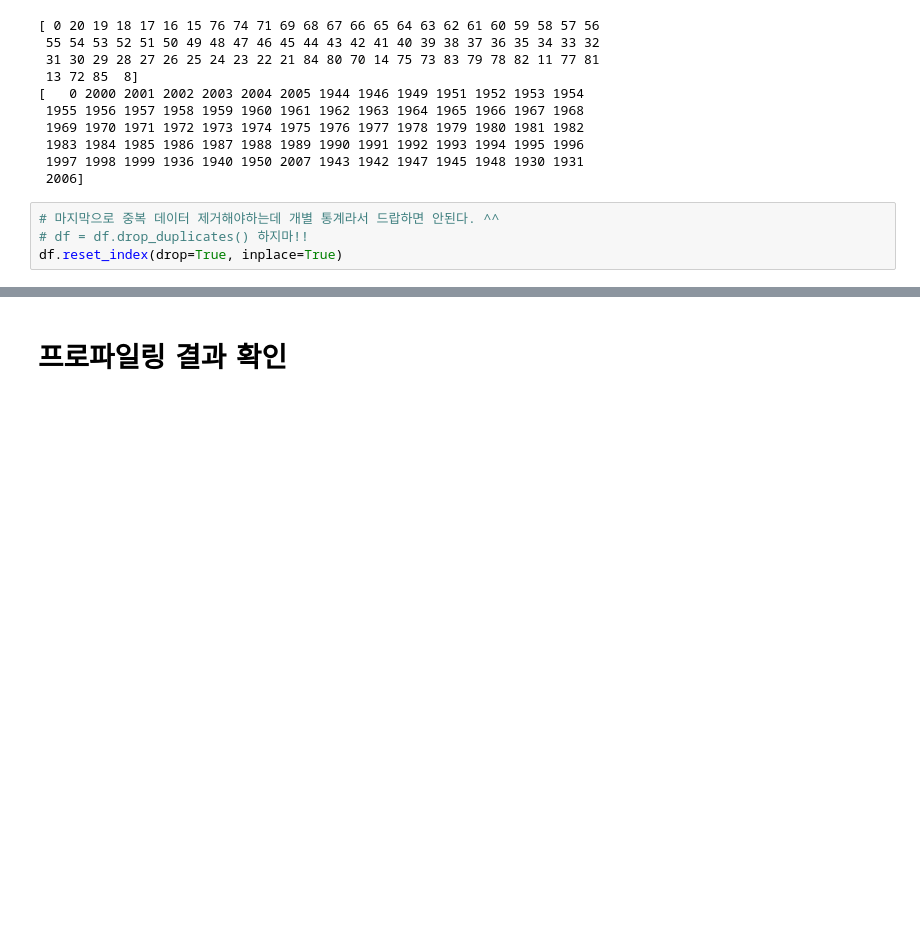
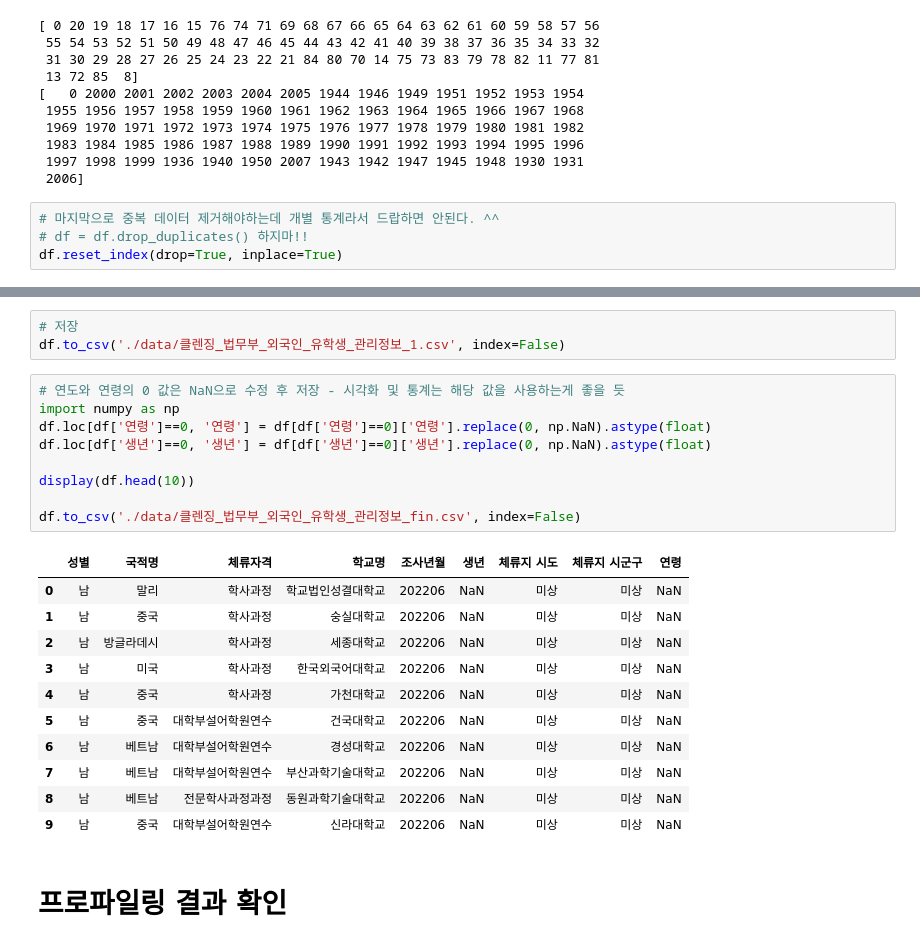
Before and after one commit to mobidic-zz/2022-eda, a Jupyter notebook: 법무부_외국인_유학생_관리정보.ipynb, the cells around one changed output, grey strips where cells are left out. Cells and saved outputs as stored; diff of their text form; blank space fills up the shorter version.

```diff
--- a/법무부_외국인_유학생_관리정보.ipynb
+++ b/법무부_외국인_유학생_관리정보.ipynb
@@ -717,3 +730,27 @@ memory usage: 132.8+ MB
+# %%
+# 저장
+df.to_csv('./data/클렌징_법무부_외국인_유학생_관리정보_1.csv', index=False)
+# %%
+# 연도와 연령의 0 값은 NaN으로 수정 후 저장 - 시각화 및 통계는 해당 값을 사용하는게 좋을 듯
+import numpy as np
+df.loc[df['연령']==0, '연령'] = df[df['연령']==0]['연령'].replace(0, np.NaN).astype(float)
+df.loc[df['생년']==0, '생년'] = df[df['생년']==0]['생년'].replace(0, np.NaN).astype(float)
+
+display(df.head(10))
+
+df.to_csv('./data/클렌징_법무부_외국인_유학생_관리정보_fin.csv', index=False)
+# %% [output]
+|  | 성별 | 국적명 | 체류자격 | 학교명 | 조사년월 | 생년 | 체류지 시도 | 체류지 시군구 | 연령 |
+| 0 | 남 | 말리 | 학사과정 | 학교법인성결대학교 | 202206 | NaN | 미상 | 미상 | NaN |
+| 1 | 남 | 중국 | 학사과정 | 숭실대학교 | 202206 | NaN | 미상 | 미상 | NaN |
+| 2 | 남 | 방글라데시 | 학사과정 | 세종대학교 | 202206 | NaN | 미상 | 미상 | NaN |
+| 3 | 남 | 미국 | 학사과정 | 한국외국어대학교 | 202206 | NaN | 미상 | 미상 | NaN |
+| 4 | 남 | 중국 | 학사과정 | 가천대학교 | 202206 | NaN | 미상 | 미상 | NaN |
+| 5 | 남 | 중국 | 대학부설어학원연수 | 건국대학교 | 202206 | NaN | 미상 | 미상 | NaN |
+| 6 | 남 | 베트남 | 대학부설어학원연수 | 경성대학교 | 202206 | NaN | 미상 | 미상 | NaN |
+| 7 | 남 | 베트남 | 대학부설어학원연수 | 부산과학기술대학교 | 202206 | NaN | 미상 | 미상 | NaN |
+| 8 | 남 | 베트남 | 전문학사과정과정 | 동원과학기술대학교 | 202206 | NaN | 미상 | 미상 | NaN |
+| 9 | 남 | 중국 | 대학부설어학원연수 | 신라대학교 | 202206 | NaN | 미상 | 미상 | NaN |
 # %% [markdown]
 # 프로파일링 결과 확인
 # %%
```
Also changed, not shown: parts of 11 cells of this notebook, 2 other files.
